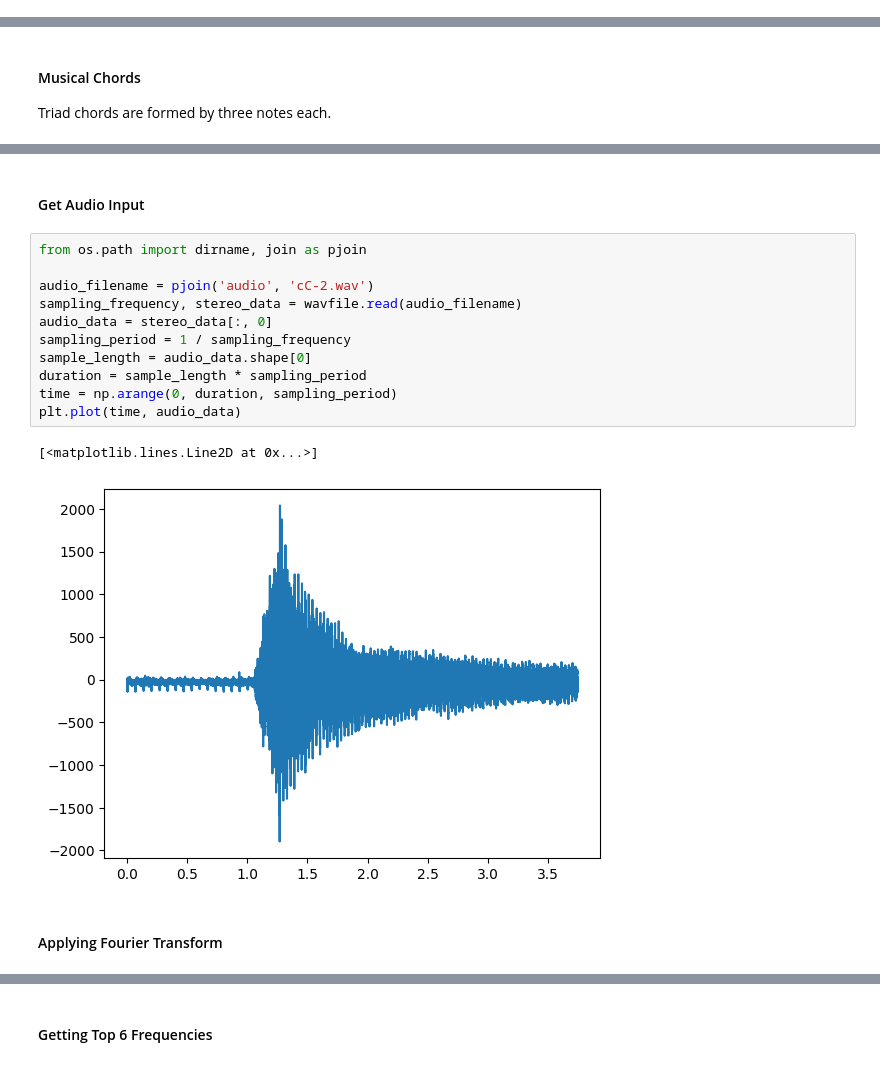
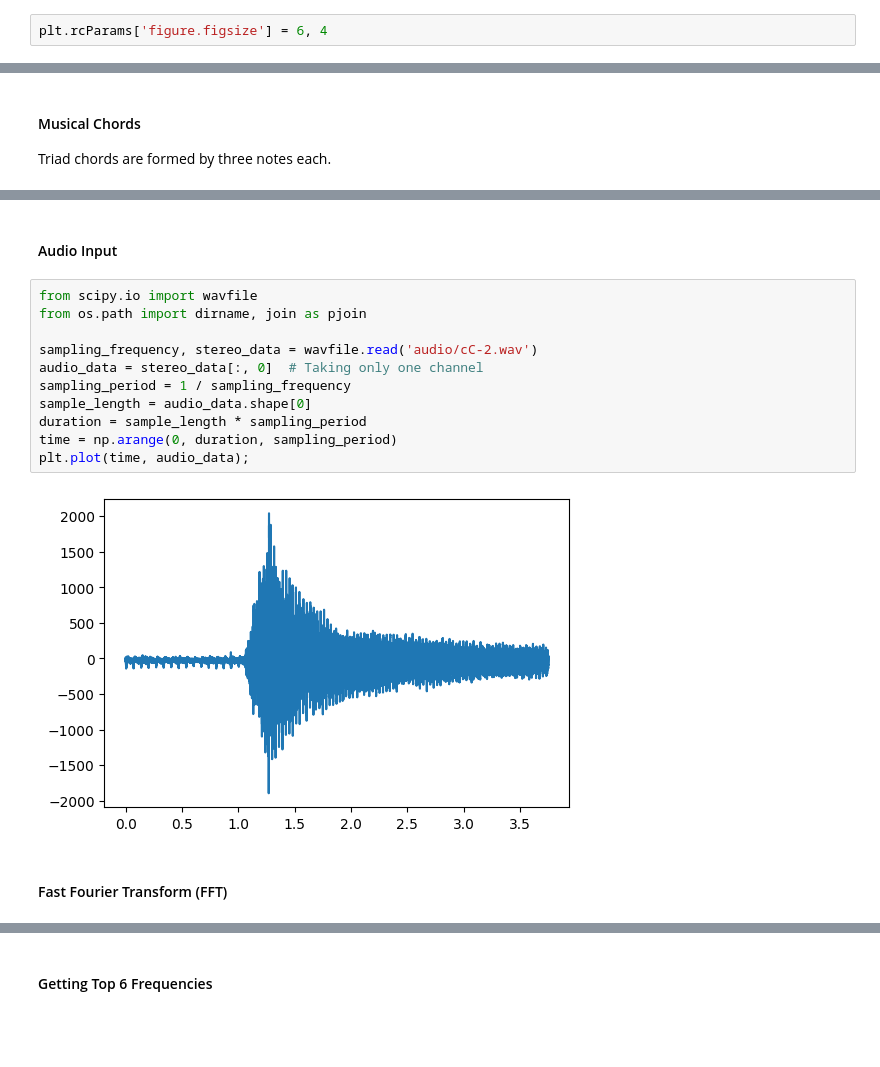
Before and after one commit to bonfimtm/array-programming, a Jupyter notebook: src/array_programming.ipynb, the cells around one changed output, grey strips where cells are left out. Drawn from its saved outputs; the diff is of its cells as text; blank space fills up the shorter version.

```diff
--- a/src/array_programming.ipynb
+++ b/src/array_programming.ipynb
@@ -401,3 +337,5 @@ Matplotlib is a plotting library for the **Python** and **NumPy**
 # %%
 import matplotlib.pyplot as plt
+# %%
+plt.rcParams['figure.figsize'] = 6, 4
 # %% [markdown]
@@ -640,21 +621,20 @@ Guitar C major chrd
    </tr>
 </table>
 # %% [markdown]
-#### Get Audio Input
+#### Audio Input
 # %%
+from scipy.io import wavfile
 from os.path import dirname, join as pjoin
 
-audio_filename = pjoin('audio', 'cC-2.wav')
-sampling_frequency, stereo_data = wavfile.read(audio_filename)
-audio_data = stereo_data[:, 0]
+sampling_frequency, stereo_data = wavfile.read('audio/cC-2.wav')
+audio_data = stereo_data[:, 0]  # Taking only one channel
 sampling_period = 1 / sampling_frequency
 sample_length = audio_data.shape[0]
 duration = sample_length * sampling_period
 time = np.arange(0, duration, sampling_period)
-plt.plot(time, audio_data)
+plt.plot(time, audio_data);
 # %% [output]
-[<matplotlib.lines.Line2D at 0x...>]
-[figure, old version]
+[figure, new version]
 # %% [markdown]
-#### Applying Fourier Transform
+#### Fast Fourier Transform (FFT)
 # %%
```
Also changed, not shown: parts of 90 cells of this notebook, 1 other file.
